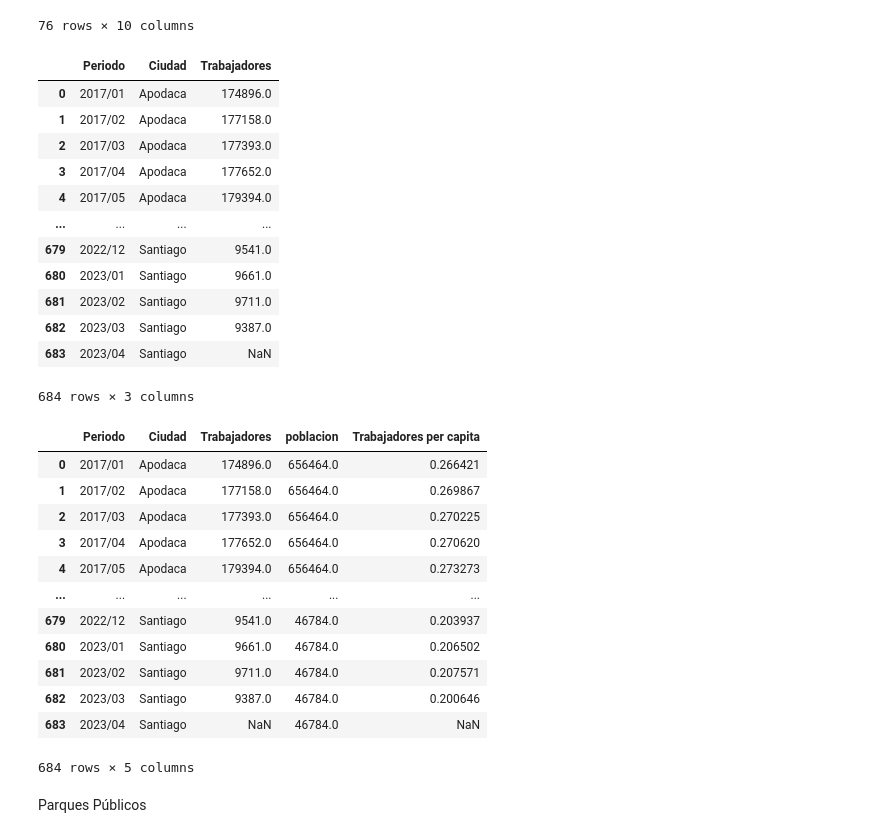
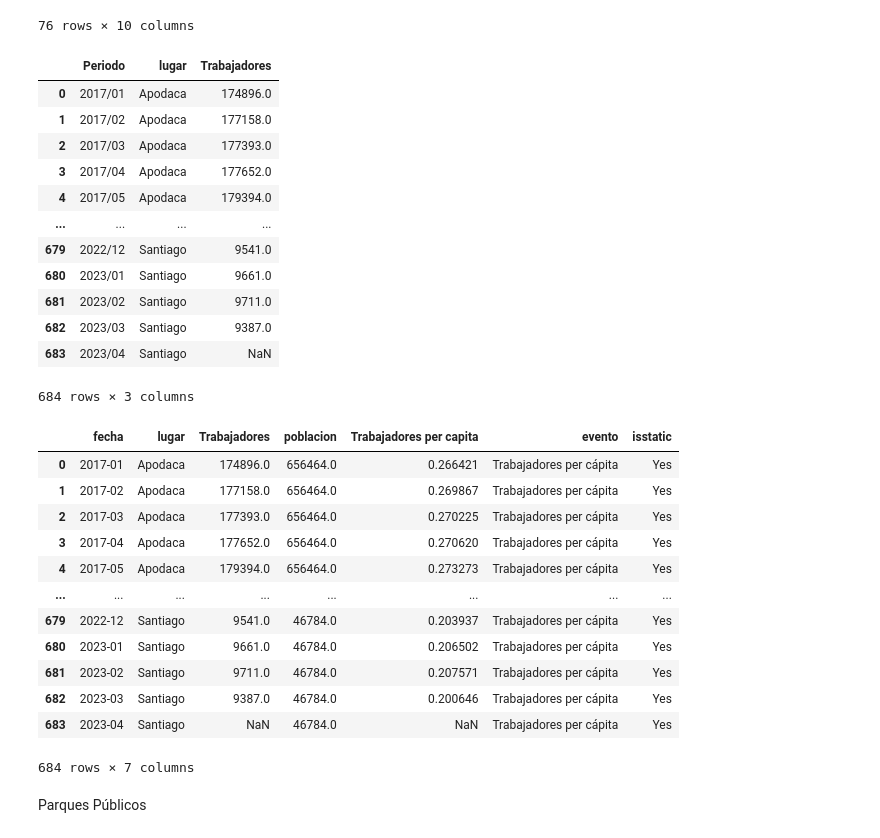
Before and after one commit to JosePabloGFnl/Monterrey-Violence, a Jupyter notebook: city-crimes.ipynb, the cells around one changed output. Drawn from its saved outputs; the diff is of its cells as text; code cells hidden in the pictures.

```diff
--- a/city-crimes.ipynb
+++ b/city-crimes.ipynb
@@ -133,4 +116,4 @@ poblacion
 # %%
-poblacion = poblacion.melt(var_name="Ciudad", value_name="poblacion")
+poblacion = poblacion.melt(var_name="lugar", value_name="poblacion")
 poblacion
 # %% [output]
@@ -164,10 +147,10 @@ trabajadores_imss
 76 rows × 10 columns
 # %%
 trabajadores_imss = pd.melt(trabajadores_imss, id_vars=["Periodo"],
-                  var_name="Ciudad", value_name="Trabajadores")
+                  var_name="lugar", value_name="Trabajadores")
 trabajadores_imss
 # %% [output]
-|  | Periodo | Ciudad | Trabajadores |
+|  | Periodo | lugar | Trabajadores |
 | 0 | 2017/01 | Apodaca | 174896.0 |
 | 1 | 2017/02 | Apodaca | 177158.0 |
 | 2 | 2017/03 | Apodaca | 177393.0 |
@@ -181,24 +164,29 @@ trabajadores_imss
 | 683 | 2023/04 | Santiago | NaN |
 684 rows × 3 columns
 # %%
-trabajadores_per_capita = pd.merge(trabajadores_imss, poblacion, on='Ciudad', how='left')
+trabajadores_per_capita = pd.merge(trabajadores_imss, poblacion, on='lugar', how='left')
+
+trabajadores_per_capita.rename(columns = {'Periodo':' fecha'}, inplace = True)
 
 trabajadores_per_capita['Trabajadores per capita'] = trabajadores_per_capita['Trabajadores'] / trabajadores_per_capita['poblacion']
+trabajadores_per_capita[' fecha'] = (trabajadores_per_capita[' fecha'].str.replace('/', '-'))
+trabajadores_per_capita['evento']='Trabajadores per cápita'
+trabajadores_per_capita['isstatic']='Yes'
 trabajadores_per_capita
 # %% [output]
-|  | Periodo | Ciudad | Trabajadores | poblacion | Trabajadores per capita |
-| 0 | 2017/01 | Apodaca | 174896.0 | 656464.0 | 0.266421 |
-| 1 | 2017/02 | Apodaca | 177158.0 | 656464.0 | 0.269867 |
-| 2 | 2017/03 | Apodaca | 177393.0 | 656464.0 | 0.270225 |
-| 3 | 2017/04 | Apodaca | 177652.0 | 656464.0 | 0.270620 |
-| 4 | 2017/05 | Apodaca | 179394.0 | 656464.0 | 0.273273 |
-| ... | ... | ... | ... | ... | ... |
-| 679 | 2022/12 | Santiago | 9541.0 | 46784.0 | 0.203937 |
-| 680 | 2023/01 | Santiago | 9661.0 | 46784.0 | 0.206502 |
-| 681 | 2023/02 | Santiago | 9711.0 | 46784.0 | 0.207571 |
-| 682 | 2023/03 | Santiago | 9387.0 | 46784.0 | 0.200646 |
-| 683 | 2023/04 | Santiago | NaN | 46784.0 | NaN |
+|  | fecha | lugar | Trabajadores | poblacion | Trabajadores per capita | evento | isstatic |
+| 0 | 2017-01 | Apodaca | 174896.0 | 656464.0 | 0.266421 | Trabajadores per cápita | Yes |
+| 1 | 2017-02 | Apodaca | 177158.0 | 656464.0 | 0.269867 | Trabajadores per cápita | Yes |
+| 2 | 2017-03 | Apodaca | 177393.0 | 656464.0 | 0.270225 | Trabajadores per cápita | Yes |
+| 3 | 2017-04 | Apodaca | 177652.0 | 656464.0 | 0.270620 | Trabajadores per cápita | Yes |
+| 4 | 2017-05 | Apodaca | 179394.0 | 656464.0 | 0.273273 | Trabajadores per cápita | Yes |
+| ... | ... | ... | ... | ... | ... | ... | ... |
+| 679 | 2022-12 | Santiago | 9541.0 | 46784.0 | 0.203937 | Trabajadores per cápita | Yes |
+| 680 | 2023-01 | Santiago | 9661.0 | 46784.0 | 0.206502 | Trabajadores per cápita | Yes |
+| 681 | 2023-02 | Santiago | 9711.0 | 46784.0 | 0.207571 | Trabajadores per cápita | Yes |
+| 682 | 2023-03 | Santiago | 9387.0 | 46784.0 | 0.200646 | Trabajadores per cápita | Yes |
+| 683 | 2023-04 | Santiago | NaN | 46784.0 | NaN | Trabajadores per cápita | Yes |
-684 rows × 5 columns
+684 rows × 7 columns
 # %% [markdown]
 Parques Públicos
 # %%
```
Also changed, not shown: parts of 14 cells of this notebook, 1 other file.
